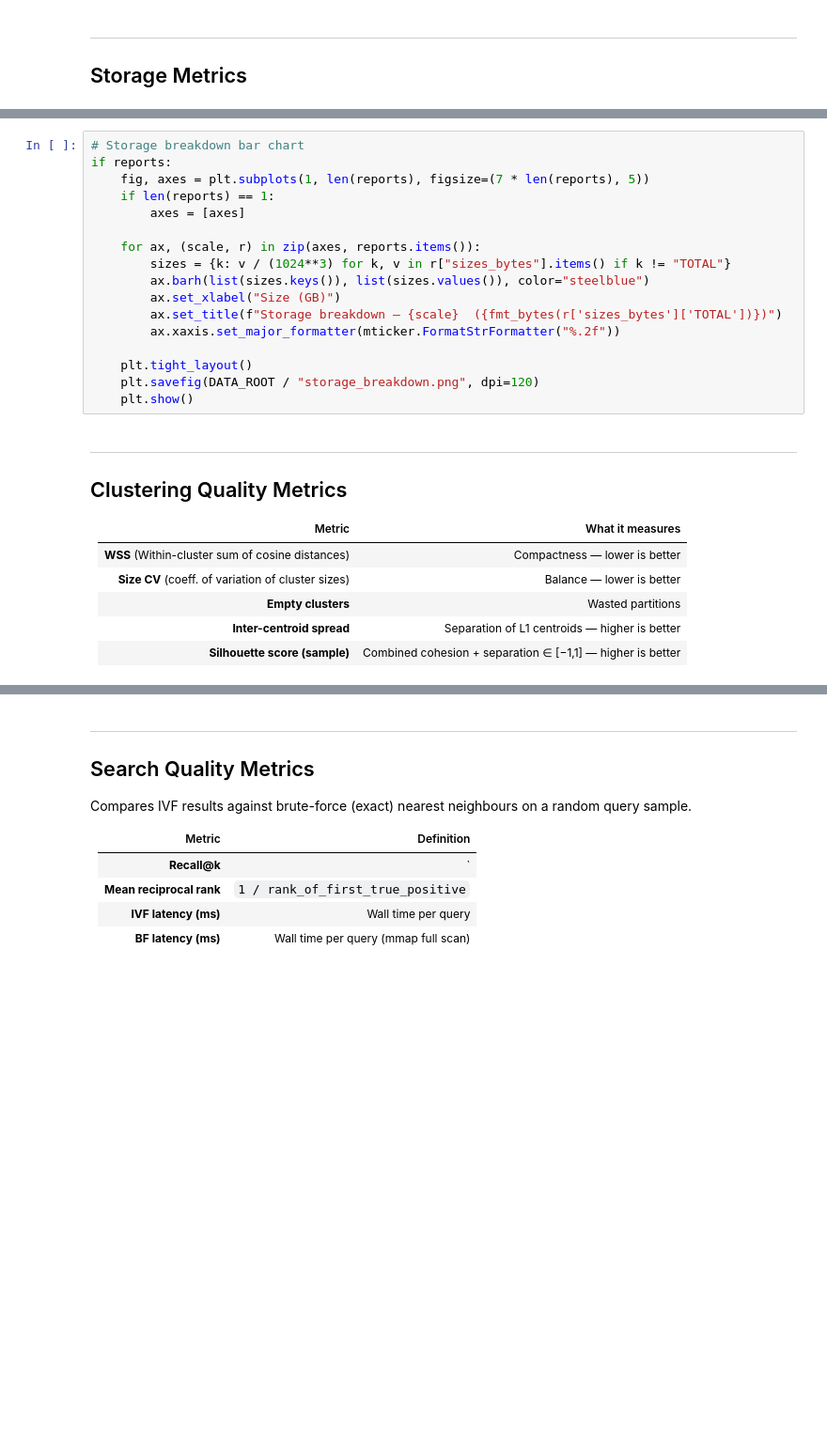
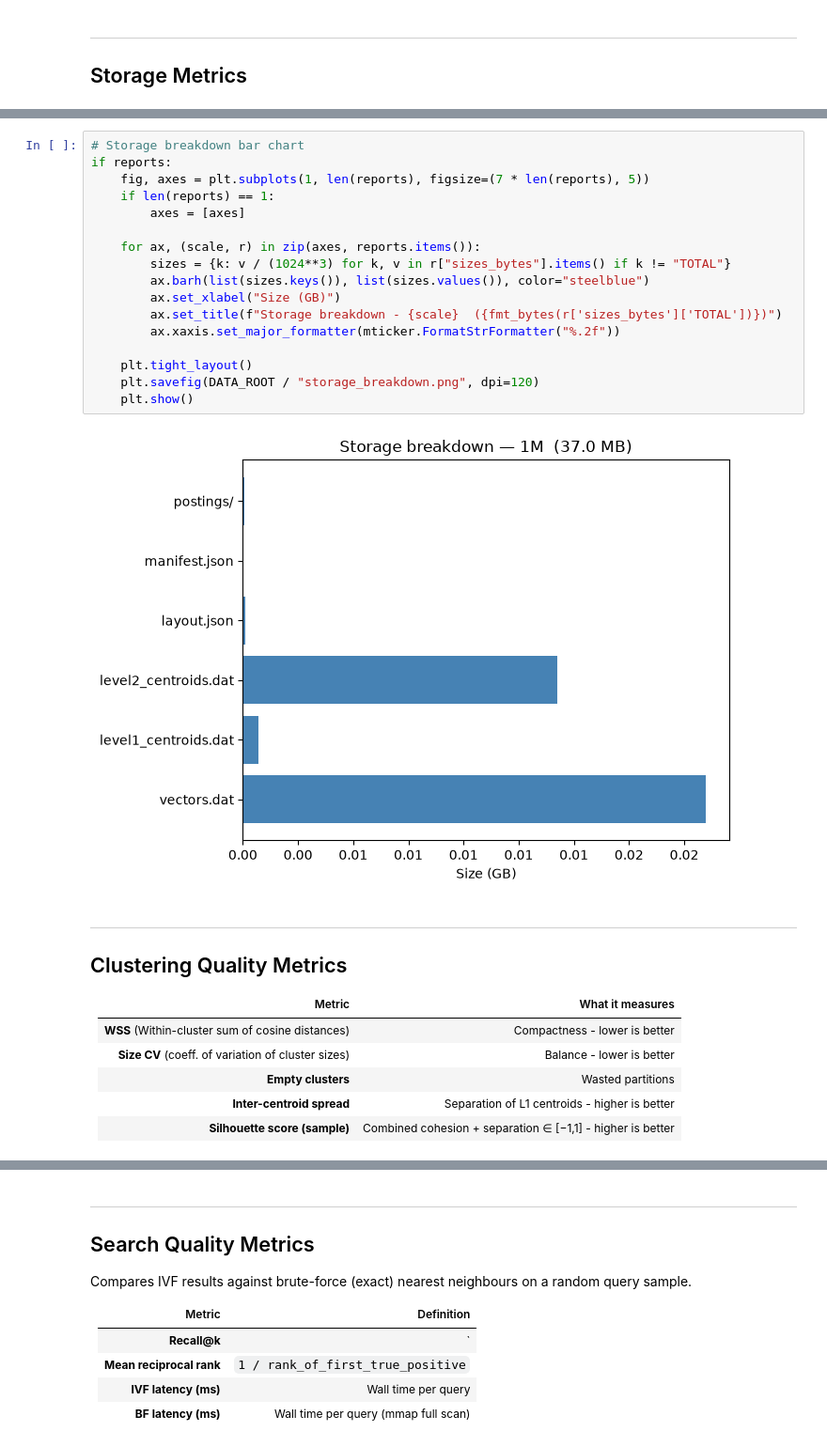
Before and after one commit to team-ronix/vidseek, a Jupyter notebook: Expirements/IVF/ivf_evaluation.ipynb, the cells around one changed output, grey strips where cells are left out. Shown at 94% size. Cells and saved outputs as stored; diff of their text form; blank space fills up the shorter version.

```diff
--- a/Expirements/IVF/ivf_evaluation.ipynb
+++ b/Expirements/IVF/ivf_evaluation.ipynb
@@ -241,31 +282,33 @@ for scale in TARGETS:
 # %%
 # Storage breakdown bar chart
 if reports:
     fig, axes = plt.subplots(1, len(reports), figsize=(7 * len(reports), 5))
     if len(reports) == 1:
         axes = [axes]
 
     for ax, (scale, r) in zip(axes, reports.items()):
         sizes = {k: v / (1024**3) for k, v in r["sizes_bytes"].items() if k != "TOTAL"}
         ax.barh(list(sizes.keys()), list(sizes.values()), color="steelblue")
         ax.set_xlabel("Size (GB)")
-        ax.set_title(f"Storage breakdown — {scale}  ({fmt_bytes(r['sizes_bytes']['TOTAL'])})")
+        ax.set_title(f"Storage breakdown - {scale}  ({fmt_bytes(r['sizes_bytes']['TOTAL'])})")
         ax.xaxis.set_major_formatter(mticker.FormatStrFormatter("%.2f"))
 
     plt.tight_layout()
     plt.savefig(DATA_ROOT / "storage_breakdown.png", dpi=120)
     plt.show()
+# %% [output]
+[figure, added]
 # %% [markdown]
 ---
 ## Clustering Quality Metrics
 
 | Metric | What it measures |
 |--------|------------------|
-| **WSS** (Within-cluster sum of cosine distances) | Compactness — lower is better |
-| **Size CV** (coeff. of variation of cluster sizes) | Balance — lower is better |
+| **WSS** (Within-cluster sum of cosine distances) | Compactness - lower is better |
+| **Size CV** (coeff. of variation of cluster sizes) | Balance - lower is better |
 | **Empty clusters** | Wasted partitions |
-| **Inter-centroid spread** | Separation of L1 centroids — higher is better |
-| **Silhouette score (sample)** | Combined cohesion + separation ∈ [−1,1] — higher is better |
+| **Inter-centroid spread** | Separation of L1 centroids - higher is better |
+| **Silhouette score (sample)** | Combined cohesion + separation ∈ [−1,1] - higher is better |
 # %%
 def load_centroids(path: Path, dim: int) -> np.ndarray:
     if not path.exists() or path.stat().st_size == 0:
```
Also changed, not shown: parts of 14 cells of this notebook, 28 other files.
